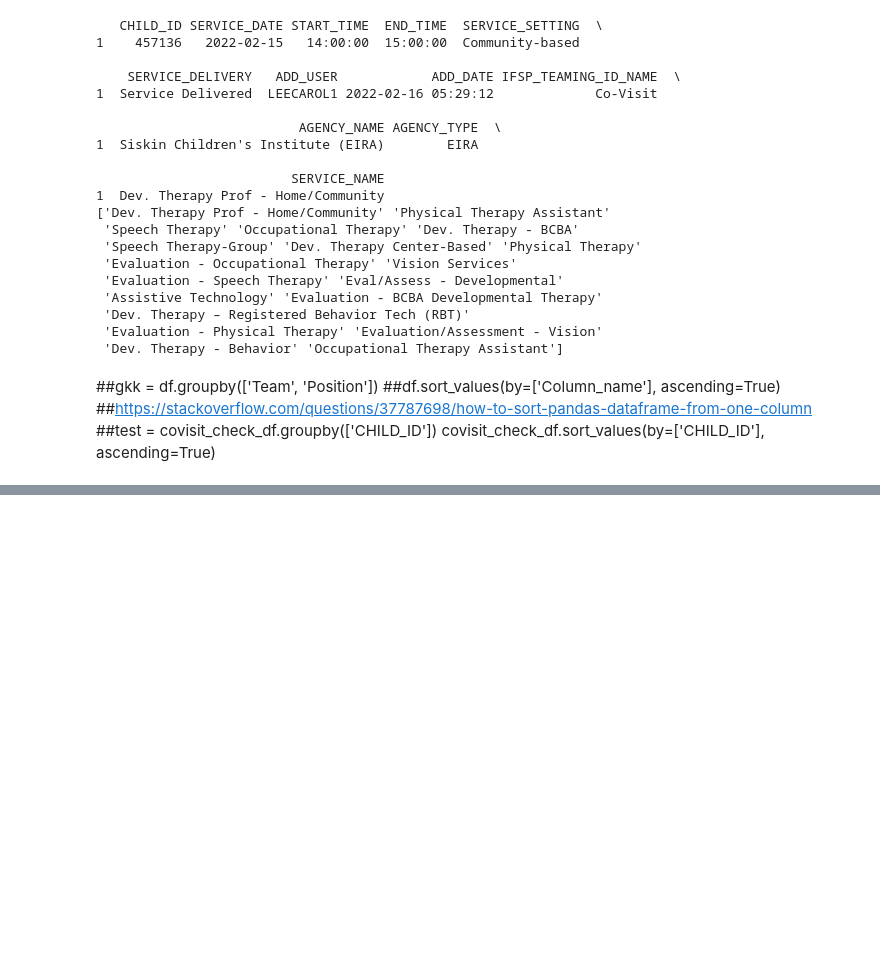
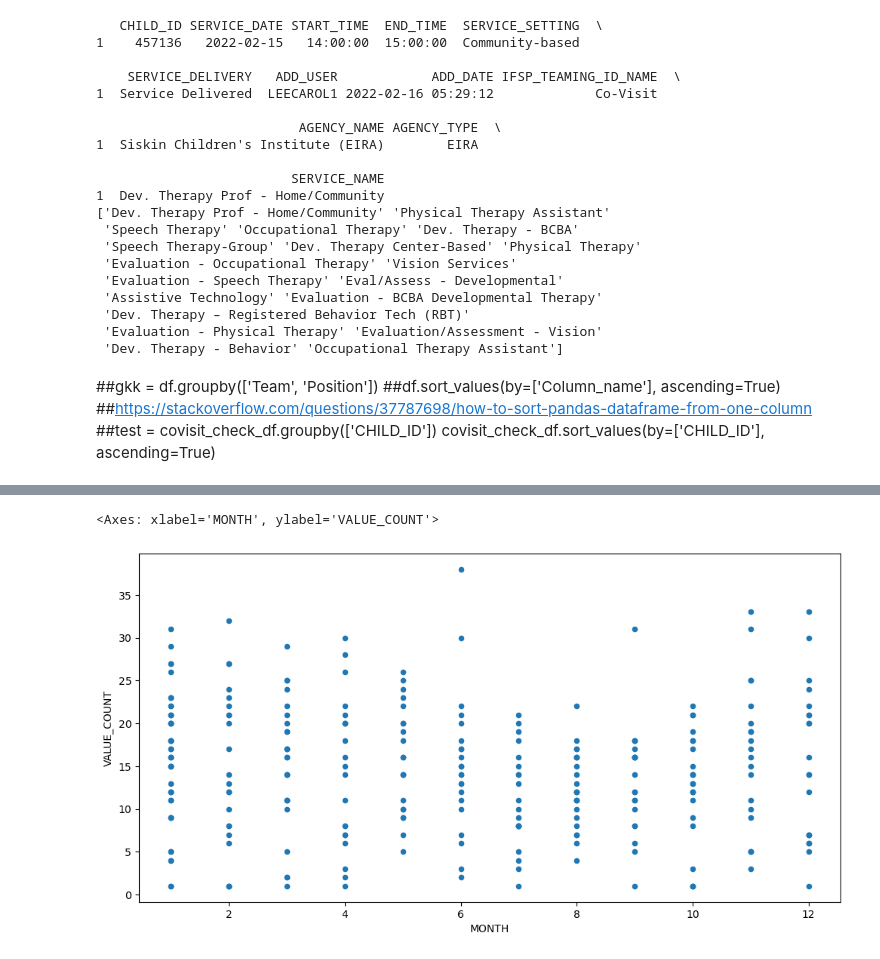
Before and after one commit to NSS-Data-Analytics-Cohort-8/teis_da8_1-sockswithsandals, a Jupyter notebook: notebooks/larry_teis.ipynb, the cells around one changed output, grey strips where cells are left out. Saved outputs shown, nothing was run; the diff lists cells and outputs as text; code cells hidden in the pictures; blank space fills up the shorter version.

```diff
--- a/notebooks/larry_teis.ipynb
+++ b/notebooks/larry_teis.ipynb
@@ -737,0 +793,7 @@ plt.rcParams['figure.figsize'] = [12, 6]
+# %%
+service_date_sctterplot = service_date_plot_df.plot.scatter(x='MONTH', y='VALUE_COUNT', legend=False)
+##sns.relplot(data=service_date_groupby_df, x='MONTH', y='VALUE_COUNT')
+service_date_sctterplot
+# %% [output]
+<Axes: xlabel='MONTH', ylabel='VALUE_COUNT'>
+[figure, added]
```
Also changed, not shown: parts of 37 cells of this notebook.
